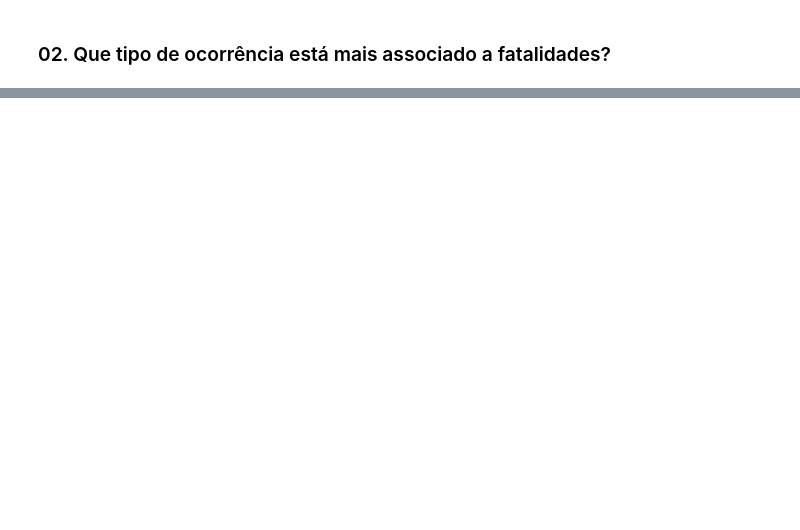
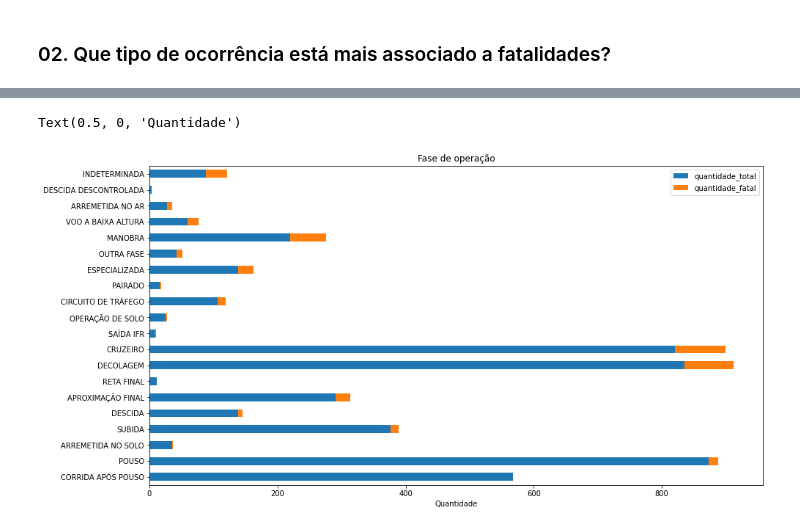
Before and after one commit to MarcosVeniciu/Trabalho-Pratico-Introducao-a-Ciencia-dos-Dados, a Jupyter notebook: cenipa.ipynb, the cells around one changed output, grey strips where cells are left out. Drawn from its saved outputs; the diff is of its cells as text; code cells hidden in the pictures; blank space fills up the shorter version.

```diff
--- a/cenipa.ipynb
+++ b/cenipa.ipynb
@@ -104,0 +198,6 @@ Pelo gráfico é notável que a **perda de controle em voo** é o tipo de ocorr
+# %%
+df_aeronave_fatal = df_aeronave.loc[
+    df_aeronave["codigo_ocorrencia"].isin(codigo_fatalidades)
+]
+fase_operação_fatal_count = df_aeronave_fatal['aeronave_fase_operacao'].value_counts().drop('***')
+fase_operação_fatal_count
@@ -104,0 +222,3 @@ Pelo gráfico é notável que a **perda de controle em voo** é o tipo de ocorr
+# %%
+fase_operação_count = df_aeronave['aeronave_fase_operacao'].value_counts().drop('***')
+fase_operação_count
@@ -104,0 +243,11 @@ Pelo gráfico é notável que a **perda de controle em voo** é o tipo de ocorr
+# %%
+fase_operação_fatal_count.rename('quantidade_fatal', inplace=True)
+fase_operação_count.rename('quantidade_total', inplace=True)
+df_fase_operacao_count = pd.concat([fase_operação_count,fase_operação_fatal_count], axis=1)
+
+# filtrando linhas com Nan
+df_fase_operacao_count.dropna(subset=['quantidade_fatal'], inplace=True)
+
+df_fase_operacao_count['proporcao'] = (fase_operação_fatal_count/fase_operação_count)
+df_fase_operacao_count.sort_values(['proporcao'], ascending=False, inplace=True)
+df_fase_operacao_count
@@ -104,0 +272,7 @@ Pelo gráfico é notável que a **perda de controle em voo** é o tipo de ocorr
+# %%
+ax = df_fase_operacao_count[['quantidade_total','quantidade_fatal']].plot.barh(stacked=True, figsize=(15,8), title='Fase de operação')
+ax.invert_yaxis()
+ax.set_xlabel('Quantidade')
+# %% [output]
+Text(0.5, 0, 'Quantidade')
+[figure, added]
```
Also changed, not shown: parts of 27 cells of this notebook.
